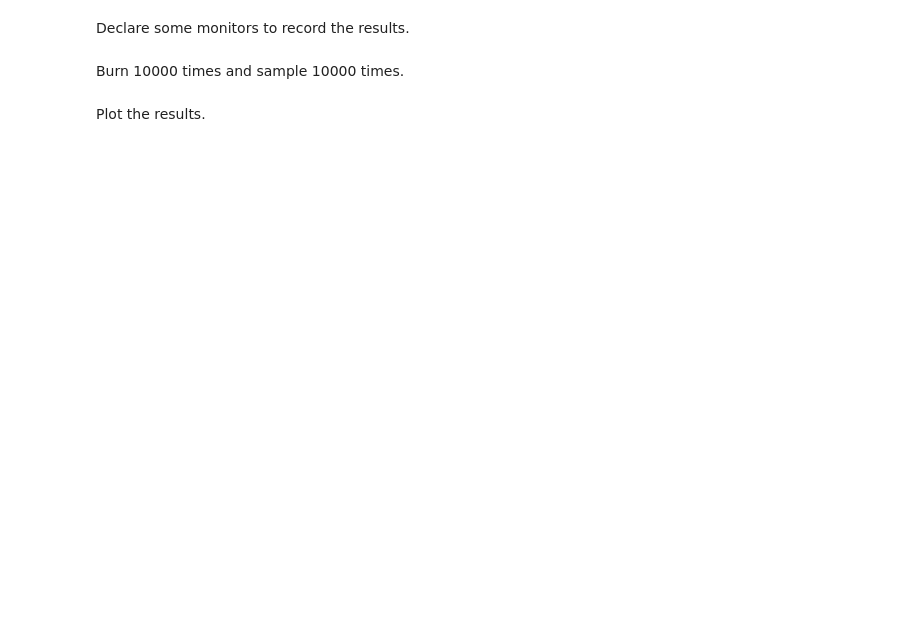
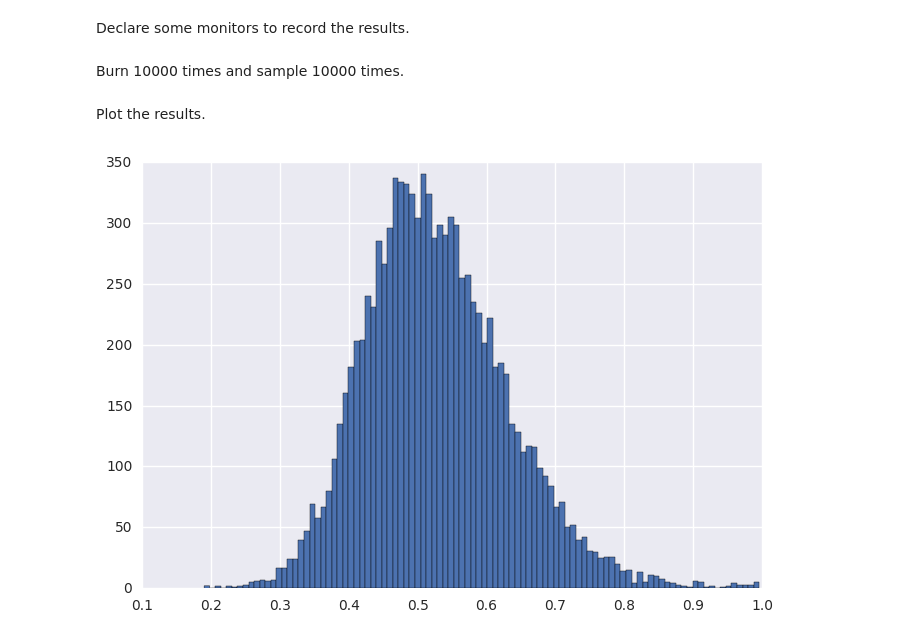
Before and after one commit to astrojhgu/mcupy, a Jupyter notebook: example/bimodal/bimodal.ipynb, the cells around one changed output. Saved outputs shown, nothing was run; the diff lists cells and outputs as text; code cells hidden in the pictures; blank space fills up the shorter version.

```diff
--- a/example/bimodal/bimodal.ipynb
+++ b/example/bimodal/bimodal.ipynb
@@ -65,5 +69,7 @@ results=scipy.array(results)
 # %% [markdown]
 Plot the results.
 # %%
-pylab.hist(results[:,0],bins=100)
+dummy=pylab.hist(results[:,0],bins=100)
+# %% [output]
+[figure, added]
 # %%
```
Also changed, not shown: parts of 8 cells of this notebook, 14 other files.
